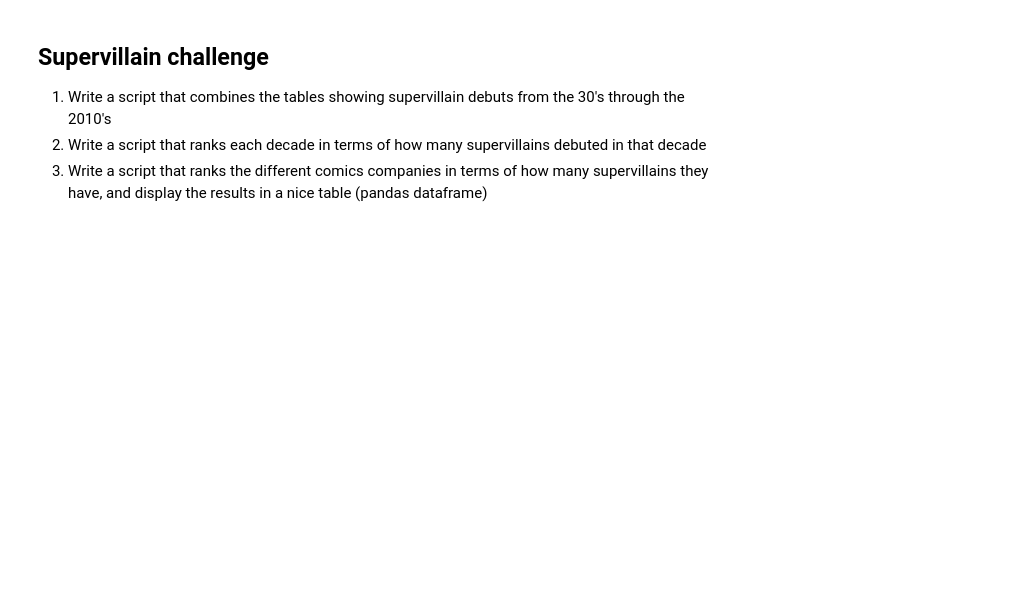
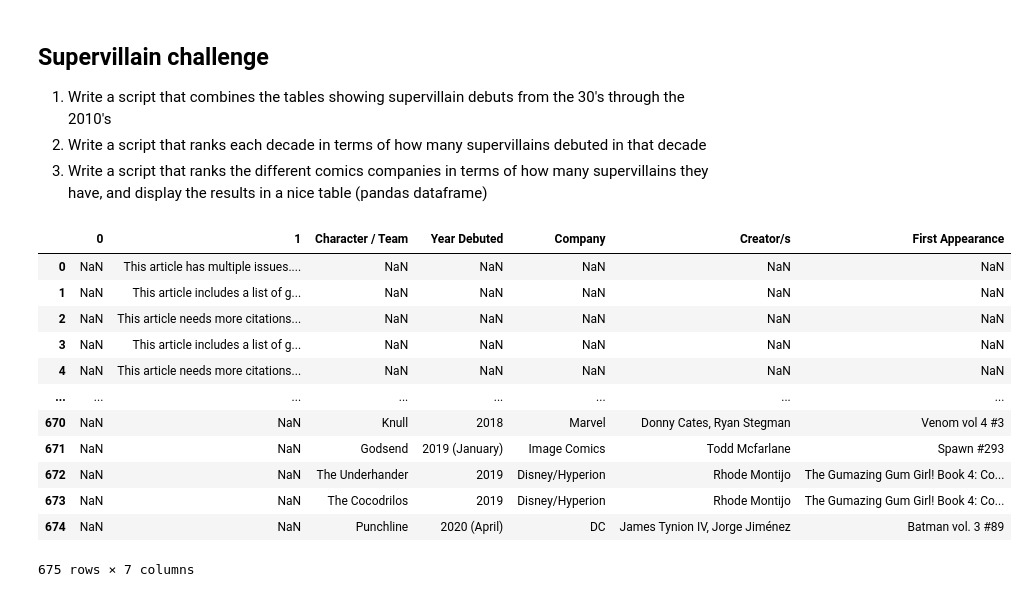
Before and after one commit to christianhoexbro/CUDA_Class, a Jupyter notebook: Class_4_Exercises.ipynb, the cells around one changed output. Cells and saved outputs as stored; diff of their text form; code cells hidden in the pictures; blank space fills up the shorter version.

```diff
--- a/Class_4_Exercises.ipynb
+++ b/Class_4_Exercises.ipynb
@@ -483,18 +586,34 @@ sorted_months
 2. Write a script that ranks each decade in terms of how many supervillains debuted in that decade
 3. Write a script that ranks the different comics companies in terms of how many supervillains they have, and display the results in a nice table (pandas dataframe)
 # %%
-#supervillandata = pd.read_html("https://en.wikipedia.org/wiki/List_of_comic_book_supervillain_debuts")
+#supervillandata = pd.read_html
+#("https://en.wikipedia.org/wiki/
+#List_of_comic_book_supervillain_debuts")
 
-url_villan = "https://en.wikipedia.org/wiki/List_of_comic_book_supervillain_debuts"
+u="https://en.wikipedia.org/wiki/List_of_comic_book_supervillain_debuts"
 
 # Add a User-Agent header so Wikipedia doesn't block it
-headers = {"User-Agent": "Mozilla/5.0 (Windows NT 10.0; Win64; x64)"}
-response = requests.get(url_villan, headers=headers)
+head={"User-Agent": "Mozilla/5.0 (Windows NT 10.0; Win64; x64)"}
+response = requests.get(u, headers=head)
 
 # Pass the HTML text to pandas
 supervillandata = pd.read_html(StringIO(response.text))
 
 # combine all tables into data frame
 df_supervillan = pd.concat(supervillandata, ignore_index = True)
 df_supervillan.head(-9)
+# %% [output]
+|  | 0 | 1 | Character / Team | Year Debuted | Company | Creator/s | First Appearance |
+| 0 | NaN | This article has multiple issues.... | NaN | NaN | NaN | NaN | NaN |
+| 1 | NaN | This article includes a list of g... | NaN | NaN | NaN | NaN | NaN |
+| 2 | NaN | This article needs more citations... | NaN | NaN | NaN | NaN | NaN |
+| 3 | NaN | This article includes a list of g... | NaN | NaN | NaN | NaN | NaN |
+| 4 | NaN | This article needs more citations... | NaN | NaN | NaN | NaN | NaN |
+| ... | ... | ... | ... | ... | ... | ... | ... |
+| 670 | NaN | NaN | Knull | 2018 | Marvel | Donny Cates, Ryan Stegman | Venom vol 4 #3 |
+| 671 | NaN | NaN | Godsend | 2019 (January) | Image Comics | Todd Mcfarlane | Spawn #293 |
+| 672 | NaN | NaN | The Underhander | 2019 | Disney/Hyperion | Rhode Montijo | The Gumazing Gum Girl! Book 4: Co... |
+| 673 | NaN | NaN | The Cocodrilos | 2019 | Disney/Hyperion | Rhode Montijo | The Gumazing Gum Girl! Book 4: Co... |
+| 674 | NaN | NaN | Punchline | 2020 (April) | DC | James Tynion IV, Jorge Jiménez | Batman vol. 3 #89 |
+675 rows × 7 columns
 # %%
```
Also changed, not shown: parts of 23 cells of this notebook, 2 other files.
